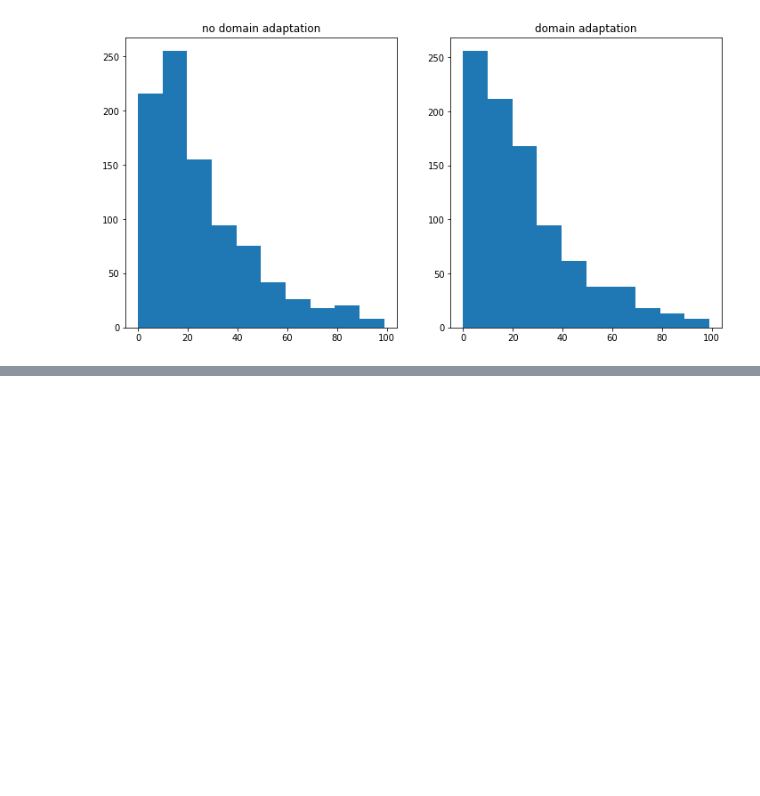
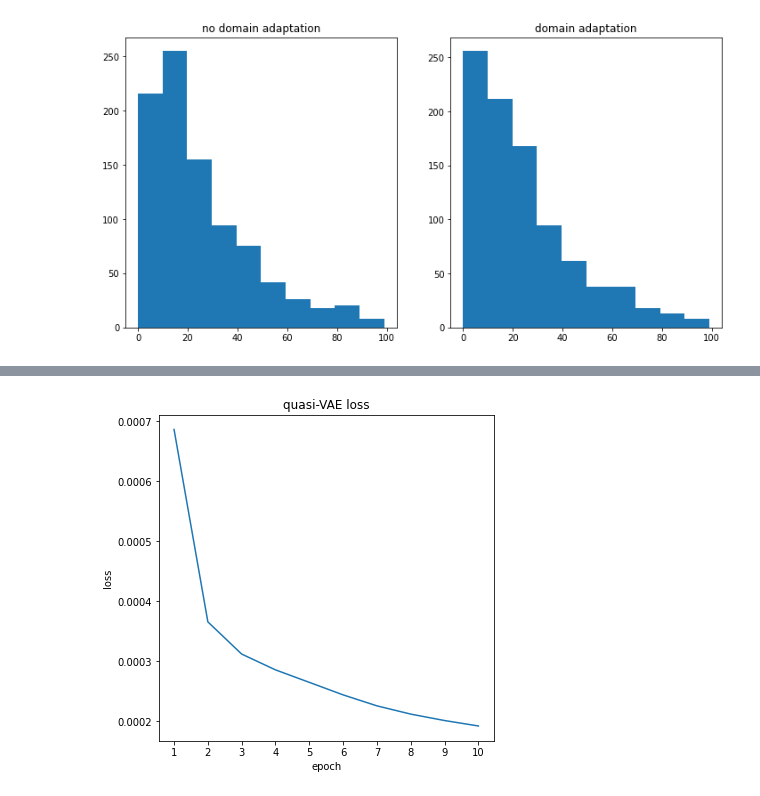
Before and after one commit to a-chubcheva/Excessive-invariance, a Jupyter notebook: autoencoder.ipynb, the cells around one changed output, grey strips where cells are left out. Saved outputs shown, nothing was run; the diff lists cells and outputs as text; code cells hidden in the pictures; blank space fills up the shorter version.

```diff
--- a/autoencoder.ipynb
+++ b/autoencoder.ipynb
@@ -429,0 +427,8 @@ plt.hist(df2['flip_da']);fig.add_subplot(1, 2, 1)
+# %%
+model = quasi_VAE().to(device)
+criterion = nn.MSELoss().to(device)
+optimiser = optim.Adam(model.parameters(), lr=1e-3)
+num_epochs = 10
+device = torch.device('cuda' if torch.cuda.is_available() else 'cpu')
+
+q_vae, loss_history_vae = train_autoencoder(model, criterion, optimiser, train_loader, num_epochs)
@@ -429,0 +455,9 @@ plt.hist(df2['flip_da']);fig.add_subplot(1, 2, 1)
+# %%
+plt.figure(figsize=(6,6))
+plt.title('quasi-VAE loss')
+plt.xticks(range(1,num_epochs+1))
+plt.xlabel('epoch')
+plt.ylabel('loss')
+plt.plot(range(1,num_epochs+1), loss_history_vae);
+# %% [output]
+[figure, added]
```
Also changed, not shown: parts of 26 cells of this notebook, 2 other files.
